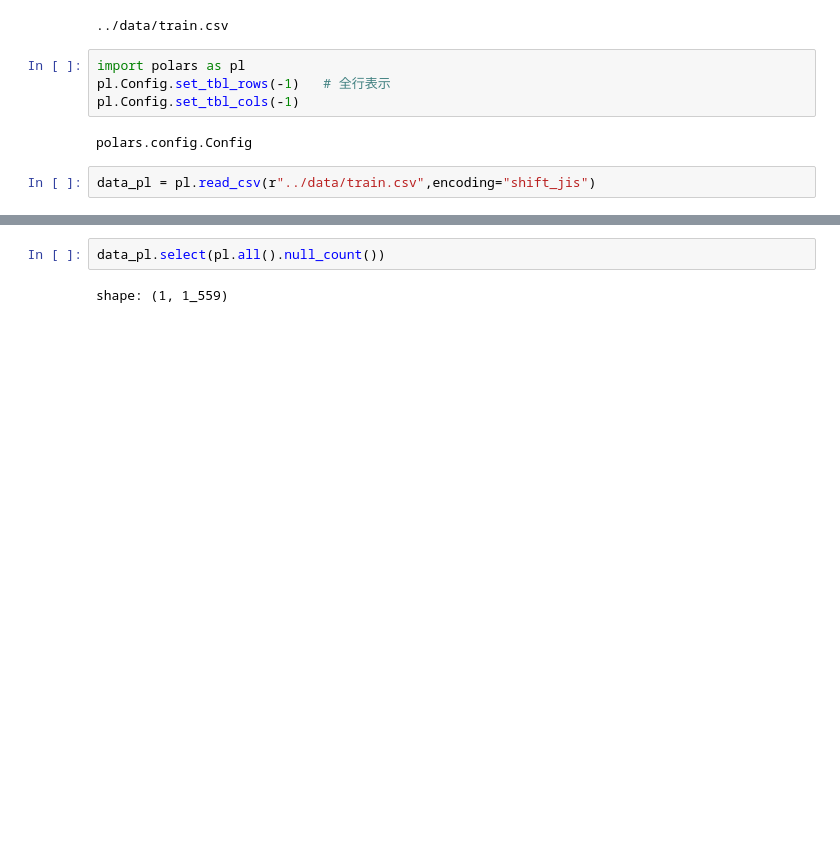
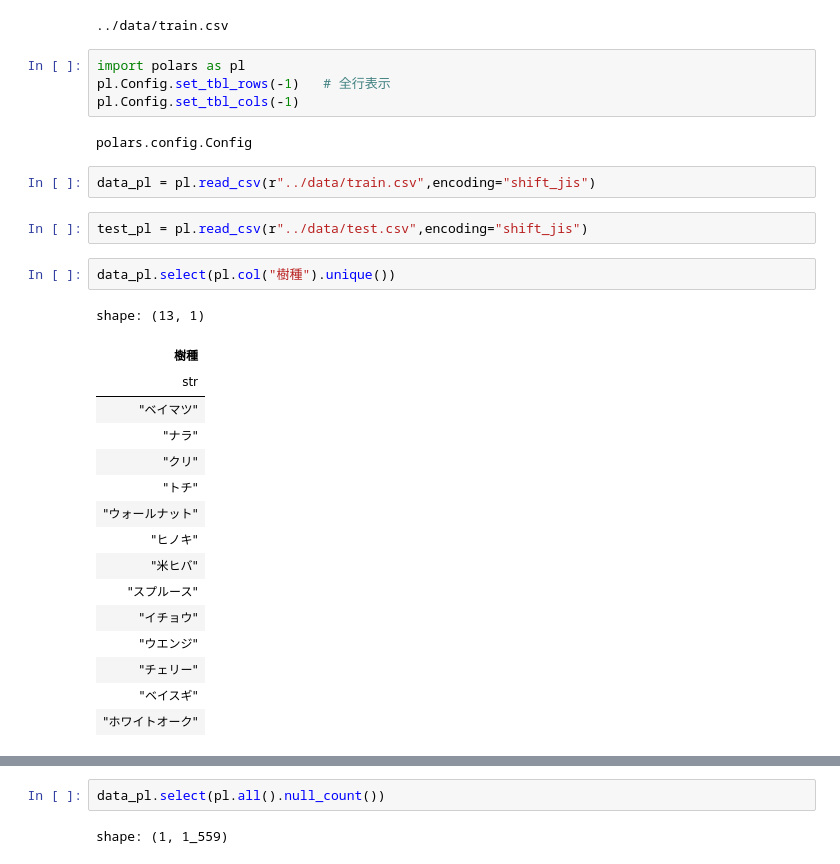
Before and after one commit to natsukacha/timber, a Jupyter notebook: work/data_count.ipynb, the cells around one changed output, grey strips where cells are left out. Drawn from its saved outputs; the diff is of its cells as text; blank space fills up the shorter version.

```diff
--- a/work/data_count.ipynb
+++ b/work/data_count.ipynb
@@ -12,3 +12,24 @@ pl.Config.set_tbl_cols(-1)
 polars.config.Config
 # %%
 data_pl = pl.read_csv(r"../data/train.csv",encoding="shift_jis")
+# %%
+test_pl = pl.read_csv(r"../data/test.csv",encoding="shift_jis")
+# %%
+data_pl.select(pl.col("樹種").unique())
+# %% [output]
+shape: (13, 1)
+| 樹種 |
+| str |
+| "ベイマツ" |
+| "ナラ" |
+| "クリ" |
+| "トチ" |
+| "ウォールナット" |
+| "ヒノキ" |
+| "米ヒバ" |
+| "スプルース" |
+| "イチョウ" |
+| "ウエンジ" |
+| "チェリー" |
+| "ベイスギ" |
+| "ホワイトオーク" |
```
Also changed, not shown: parts of 1 cell of this notebook, 1 other file.
